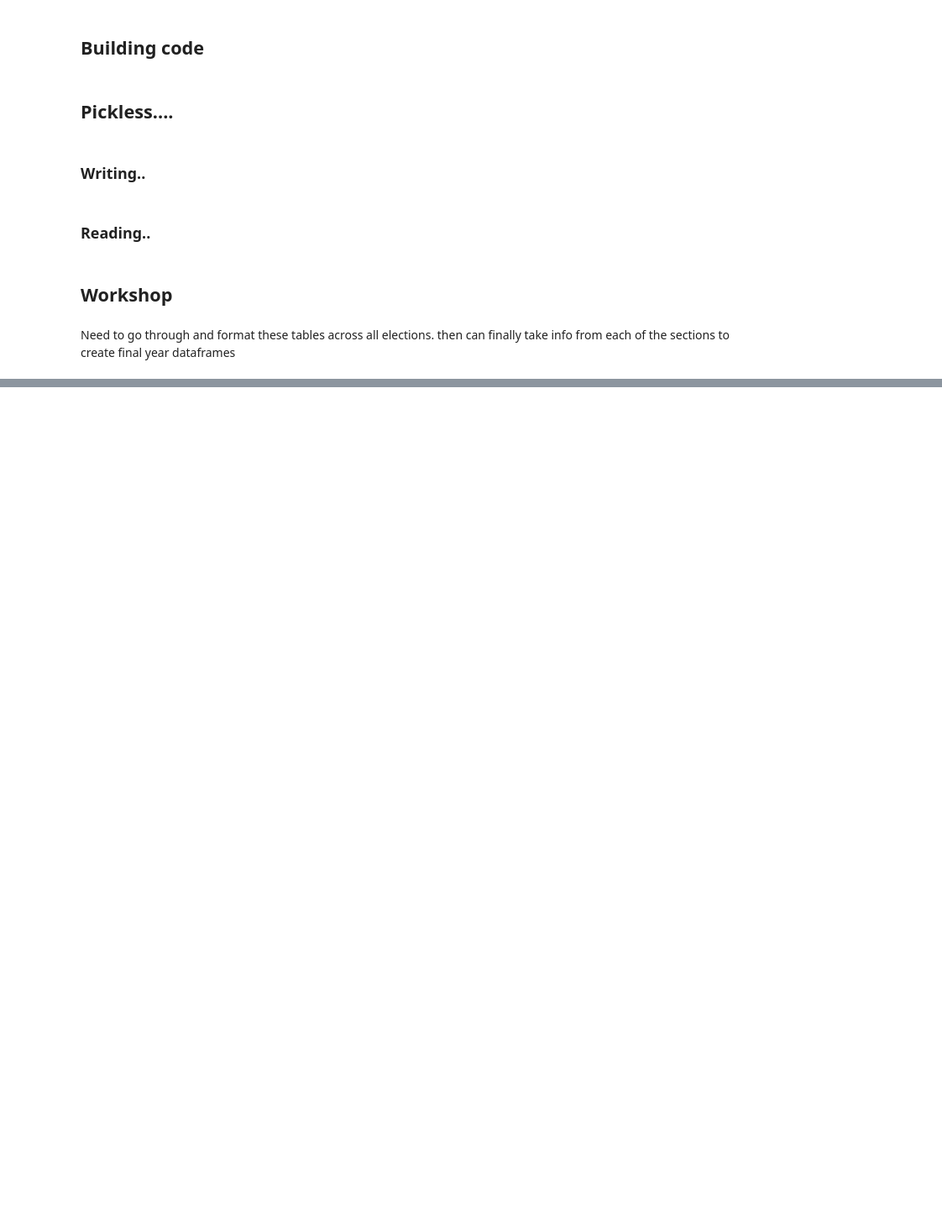
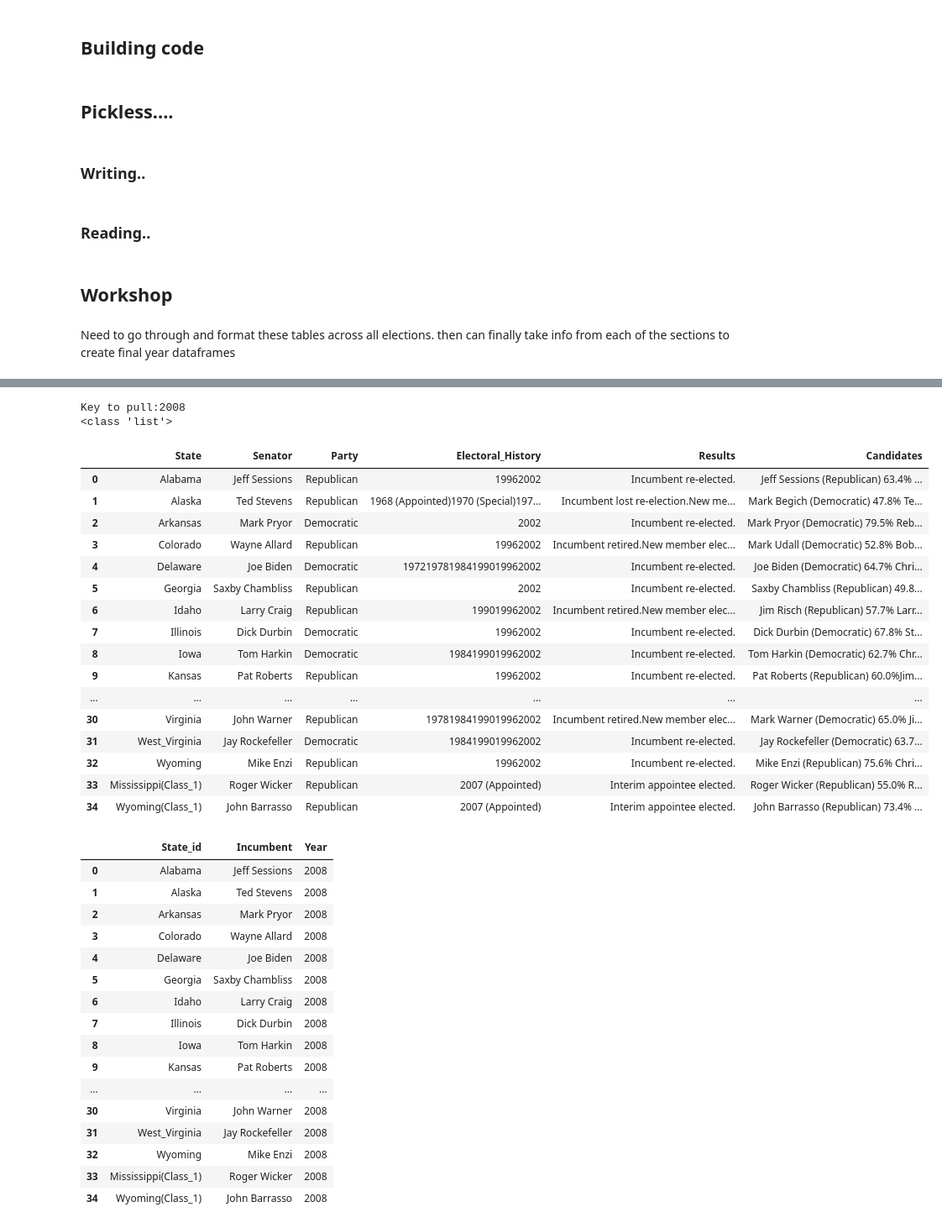
Before and after one commit to dfuller22/US_Senate_Election_Predictor, a Jupyter notebook: PlayG2.ipynb, the cells around one changed output, grey strips where cells are left out. Shown: that part at 84% size. Saved outputs shown, nothing was run; the diff lists cells and outputs as text; code cells hidden in the pictures; blank space fills up the shorter version.

```diff
--- a/PlayG2.ipynb
+++ b/PlayG2.ipynb
@@ -327,0 +196,42 @@ Idx:12!!!!!!!!!!!!!!!!!!!!!!!!!
+# %%
+test2 = dlf.table_checker(dict_=yr_sum_dict)
+print(type(test2))
+for table in test2:
+    display(table)
+# %% [output]
+Key to pull:2008
+<class 'list'>
+|  | State | Senator | Party | Electoral_History | Results | Candidates |
+| 0 | Alabama | Jeff Sessions | Republican | 19962002 | Incumbent re-elected. | Jeff Sessions (Republican) 63.4% ... |
+| 1 | Alaska | Ted Stevens | Republican | 1968 (Appointed)1970 (Special)197... | Incumbent lost re-election.New me... | Mark Begich (Democratic) 47.8% Te... |
+| 2 | Arkansas | Mark Pryor | Democratic | 2002 | Incumbent re-elected. | Mark Pryor (Democratic) 79.5% Reb... |
+| 3 | Colorado | Wayne Allard | Republican | 19962002 | Incumbent retired.New member elec... | Mark Udall (Democratic) 52.8% Bob... |
+| 4 | Delaware | Joe Biden | Democratic | 197219781984199019962002 | Incumbent re-elected. | Joe Biden (Democratic) 64.7% Chri... |
+| 5 | Georgia | Saxby Chambliss | Republican | 2002 | Incumbent re-elected. | Saxby Chambliss (Republican) 49.8... |
+| 6 | Idaho | Larry Craig | Republican | 199019962002 | Incumbent retired.New member elec... | Jim Risch (Republican) 57.7% Larr... |
+| 7 | Illinois | Dick Durbin | Democratic | 19962002 | Incumbent re-elected. | Dick Durbin (Democratic) 67.8% St... |
+| 8 | Iowa | Tom Harkin | Democratic | 1984199019962002 | Incumbent re-elected. | Tom Harkin (Democratic) 62.7% Chr... |
+| 9 | Kansas | Pat Roberts | Republican | 19962002 | Incumbent re-elected. | Pat Roberts (Republican) 60.0%Jim... |
+| ... | ... | ... | ... | ... | ... | ... |
+| 30 | Virginia | John Warner | Republican | 19781984199019962002 | Incumbent retired.New member elec... | Mark Warner (Democratic) 65.0% Ji... |
+| 31 | West_Virginia | Jay Rockefeller | Democratic | 1984199019962002 | Incumbent re-elected. | Jay Rockefeller (Democratic) 63.7... |
+| 32 | Wyoming | Mike Enzi | Republican | 19962002 | Incumbent re-elected. | Mike Enzi (Republican) 75.6% Chri... |
+| 33 | Mississippi(Class_1) | Roger Wicker | Republican | 2007 (Appointed) | Interim appointee elected. | Roger Wicker (Republican) 55.0% R... |
+| 34 | Wyoming(Class_1) | John Barrasso | Republican | 2007 (Appointed) | Interim appointee elected. | John Barrasso (Republican) 73.4% ... |
+|  | State_id | Incumbent | Year |
+| 0 | Alabama | Jeff Sessions | 2008 |
+| 1 | Alaska | Ted Stevens | 2008 |
+| 2 | Arkansas | Mark Pryor | 2008 |
+| 3 | Colorado | Wayne Allard | 2008 |
+| 4 | Delaware | Joe Biden | 2008 |
+| 5 | Georgia | Saxby Chambliss | 2008 |
+| 6 | Idaho | Larry Craig | 2008 |
+| 7 | Illinois | Dick Durbin | 2008 |
+| 8 | Iowa | Tom Harkin | 2008 |
+| 9 | Kansas | Pat Roberts | 2008 |
+| ... | ... | ... | ... |
+| 30 | Virginia | John Warner | 2008 |
+| 31 | West_Virginia | Jay Rockefeller | 2008 |
+| 32 | Wyoming | Mike Enzi | 2008 |
+| 33 | Mississippi(Class_1) | Roger Wicker | 2008 |
+| 34 | Wyoming(Class_1) | John Barrasso | 2008 |
```
Also changed, not shown: parts of 20 cells of this notebook, 3 other files.
